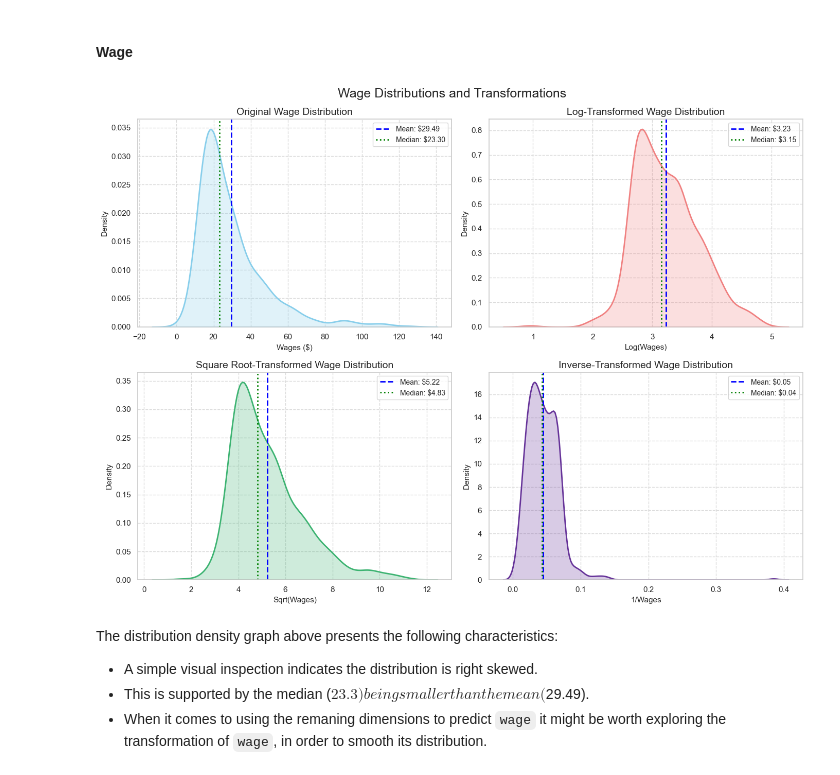
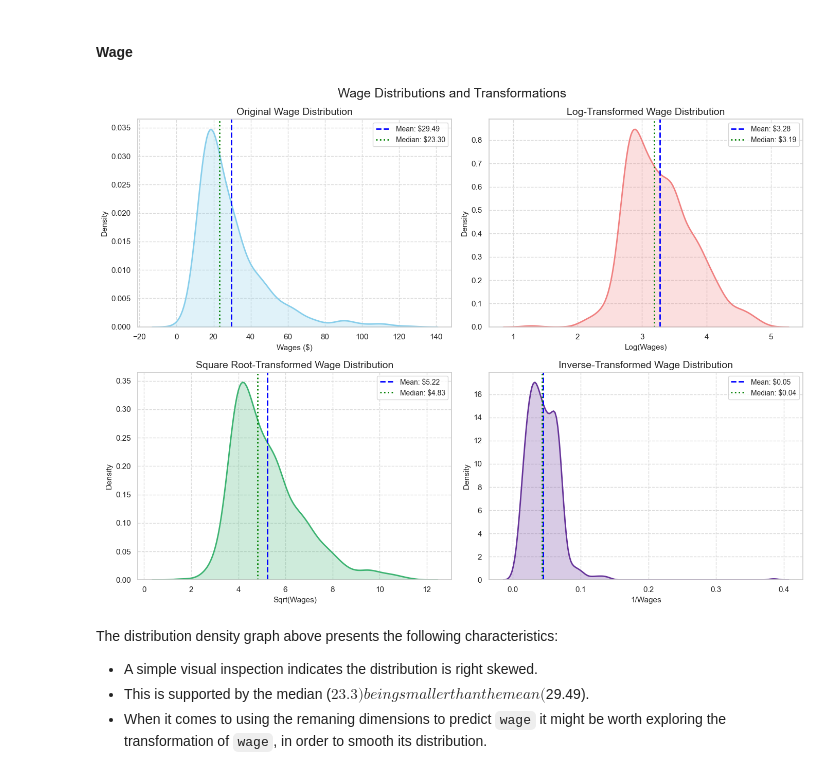
Before and after one commit to tulians/da-ga, a Jupyter notebook: analysis.ipynb, the cells around one changed output. Saved outputs shown, nothing was run; the diff lists cells and outputs as text; code cells hidden in the pictures.

```diff
--- a/analysis.ipynb
+++ b/analysis.ipynb
@@ -67,51 +67,58 @@ def plot_kde_on_ax(ax, data_series, title, xlabel, color):
     ax.grid(True, linestyle="--", alpha=0.7)
 # %%
 # Data Transformations to reduce right-skewness.
-df["wage_log"] = np.log(df.wage + 1e-9)  # Add a tiny constant to avoid log(0)
+df["wage_log"] = np.log(df.wage + 1)  # Add a tiny constant to avoid log(0)
 df["wage_sqrt"] = np.sqrt(df.wage)
 df["wage_inverse"] = 1 / df.wage
 
 # 2x2 matrix plot setup.
 fig, axes = plt.subplots(nrows=2, ncols=2, figsize=(14, 10))
 # Flatten the axes array for easy iteration (axes[0,0], axes[0,1], axes[1,0], axes[1,1])
 axes = axes.flatten()
 
-# Plot 1: Original Wages
-plot_kde_on_ax(
-    axes[0], df["wage"], "Original Wage Distribution", "Wages ($)", "skyblue"
-)
-# Plot 2: Log-Transformed Wages
-plot_kde_on_ax(
-    axes[1],
-    df["wage_log"],
-    "Log-Transformed Wage Distribution",
-    "Log(Wages)",
-    "lightcoral",
-)
-# Plot 3: Square Root-Transformed Wages
-plot_kde_on_ax(
-    axes[2],
-    df["wage_sqrt"],
-    "Square Root-Transformed Wage Distribution",
-    "Sqrt(Wages)",
-    "mediumseagreen",
-)
-# Plot 3: Cube Root-Transformed Wages
-plot_kde_on_ax(
-    axes[3],
-    df["wage_inverse"],
-    "Inverse-Transformed Wage Distribution",
-    "1/Wages",
-    "rebeccapurple",
-)
+plot_configs = [
+    {
+        "column": "wage",
+        "title": "Original Wage Distribution",
+        "xlabel": "Wages ($)",
+        "color": "skyblue",
+    },
+    {
+        "column": "wage_log",
+        "title": "Log-Transformed Wage Distribution",
+        "xlabel": "Log(Wages)",
+        "color": "lightcoral",
+    },
+    {
+        "column": "wage_sqrt",
+        "title": "Square Root-Transformed Wage Distribution",
+        "xlabel": "Sqrt(Wages)",
+        "color": "mediumseagreen",
+    },
+    {
+        "column": "wage_inverse",
+        "title": "Inverse-Transformed Wage Distribution",
+        "xlabel": "1/Wages",
+        "color": "rebeccapurple",
+    },
+]
+
+for i, config in enumerate(plot_configs):
+    plot_kde_on_ax(
+        axes[i],
+        df[config["column"]],
+        config["title"],
+        config["xlabel"],
+        config["color"],
+    )
 
 plt.tight_layout()  # Adjusts subplot params for a tight layout
 plt.suptitle(
     "Wage Distributions and Transformations", fontsize=18, y=1.02
 )  # Overall title
 plt.show()
 # %% [output]
-[figure, old version]
+[figure, new version]
 # %% [markdown]
 The distribution density graph above presents the following characteristics:
 - A simple visual inspection indicates the distribution is right skewed.
```
Also changed, not shown: parts of 5 cells of this notebook.
